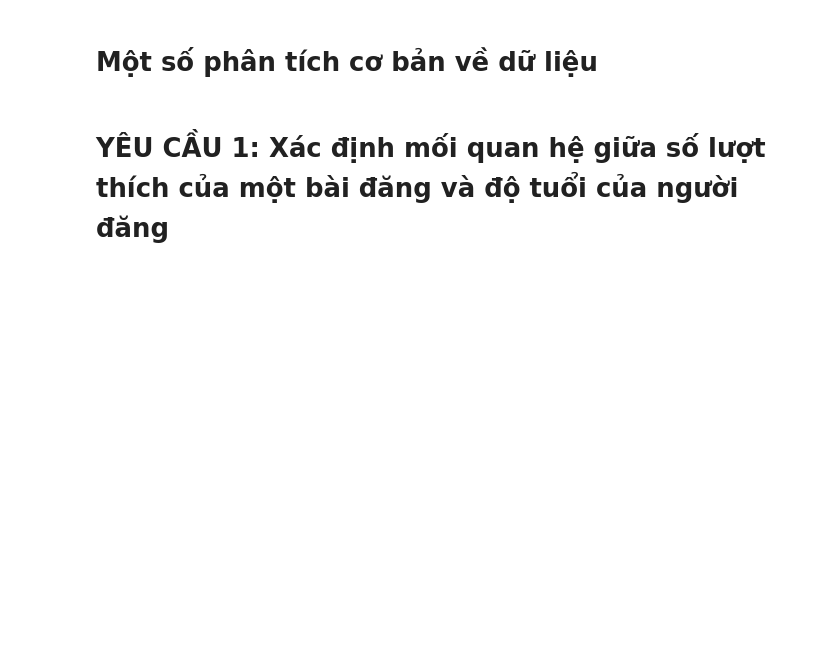
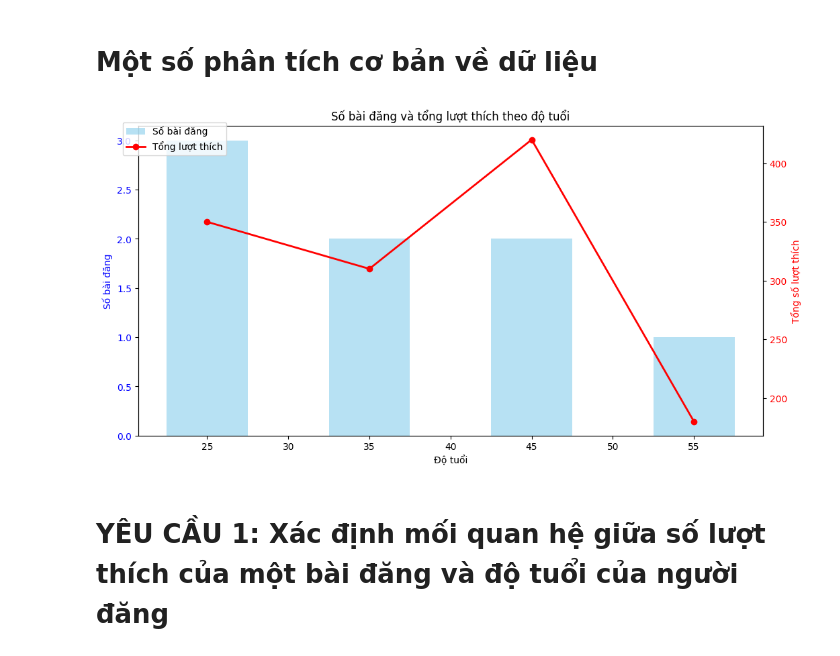
Before and after one commit to hoangharu2002/DS307---Ph-n-t-ch-d--li-u-truy-n-th-ng-x--h-i, a Jupyter notebook: BT2/My sample.ipynb, the cells around one changed output. Saved outputs shown, nothing was run; the diff lists cells and outputs as text; code cells hidden in the pictures; blank space fills up the shorter version.

```diff
--- a/BT2/My sample.ipynb
+++ b/BT2/My sample.ipynb
@@ -87,6 +87,54 @@ def age_grouping(age):
         return 'Khác'  # Để xử lý các trường hợp ngoài phạm vi
 # %% [markdown]
 # Một số phân tích cơ bản về dữ liệu
+# %%
+import matplotlib.pyplot as plt
+import numpy as np
+import pandas as pd
+
+# Ví dụ DataFrame
+data = pd.DataFrame({
+    'Age': [25, 35, 45, 25, 35, 55, 45, 25],
+    'Likes': [100, 150, 200, 120, 160, 180, 220, 130]
+})
+
+# Tính tổng số lượt thích theo độ tuổi
+total_likes_by_age = data.groupby('Age')['Likes'].sum().sort_index()
+
+# Số lượng bài đăng theo độ tuổi
+posts_by_age = data['Age'].value_counts().sort_index()
+
+# Vẽ biểu đồ hỗn hợp
+fig, ax1 = plt.subplots(figsize=(12, 6))
+
+# Vẽ biểu đồ cột cho số bài đăng
+ax1.bar(posts_by_age.index, posts_by_age.values, color='skyblue', label='Số bài đăng', alpha=0.6, width=5)
+
+# Đặt nhãn cho trục Y bên trái (biểu đồ cột)
+ax1.set_xlabel('Độ tuổi')
+ax1.set_ylabel('Số bài đăng', color='blue')
+ax1.tick_params(axis='y', labelcolor='blue')
+
+# Tạo trục thứ hai (trùng với trục X nhưng riêng trục Y) để vẽ biểu đồ đường
+ax2 = ax1.twinx()
+
+# Vẽ biểu đồ đường cho tổng số lượt thích
+ax2.plot(total_likes_by_age.index, total_likes_by_age.values, color='red', marker='o', label='Tổng lượt thích', linewidth=2)
+
+# Đặt nhãn cho trục Y bên phải (biểu đồ đường)
+ax2.set_ylabel('Tổng số lượt thích', color='red')
+ax2.tick_params(axis='y', labelcolor='red')
+
+# Thêm tiêu đề
+plt.title('Số bài đăng và tổng lượt thích theo độ tuổi')
+
+# Hiển thị chú thích
+fig.legend(loc='upper left', bbox_to_anchor=(0.1, 0.9))
+
+# Hiển thị biểu đồ
+plt.show()
+# %% [output]
+[figure, added]
 # %% [markdown]
 # **YÊU CẦU 1: Xác định mối quan hệ giữa số lượt thích của một bài đăng và độ tuổi của người đăng**
 # %% [markdown]
```
Also changed, not shown: parts of 16 cells of this notebook.
